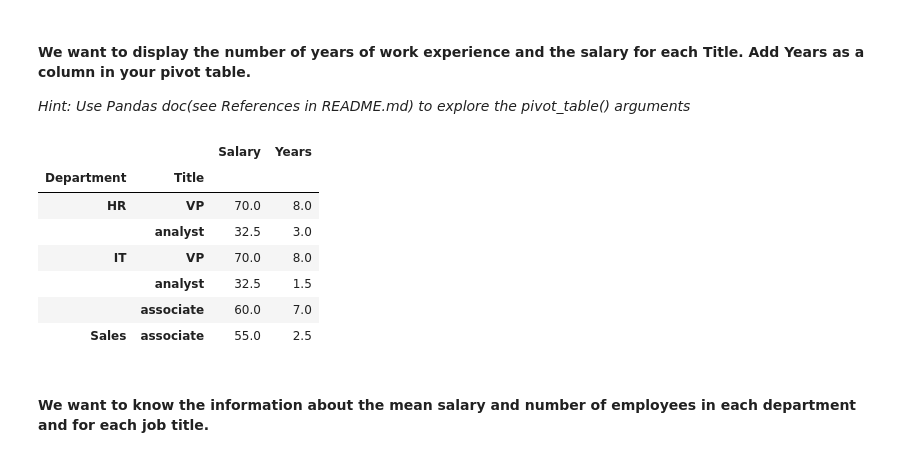
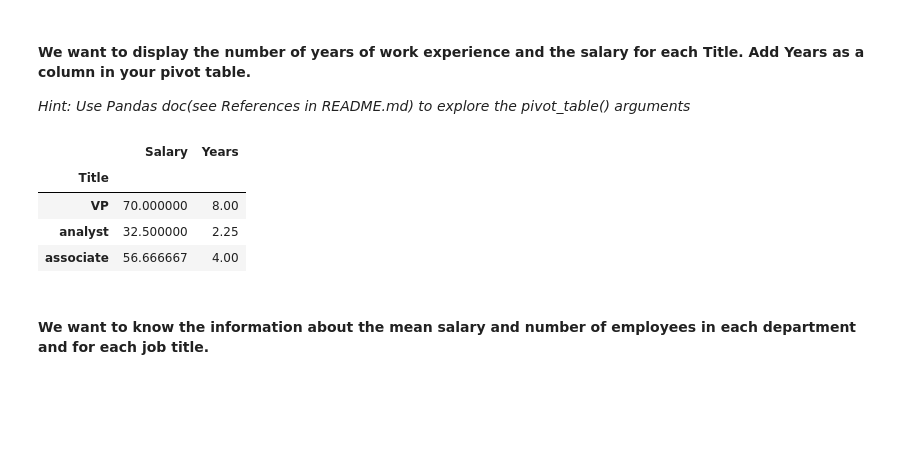
Before and after one commit to ta-data-lis/lab-pivot-table-and-correlation, a Jupyter notebook: your_code/main.ipynb, the cells around one changed output. Cells and saved outputs as stored; diff of their text form; code cells hidden in the pictures; blank space fills up the shorter version.

```diff
--- a/your_code/main.ipynb
+++ b/your_code/main.ipynb
@@ -74,16 +70,13 @@ employee.pivot_table(index=['Department','Title'], values='Salary', aggfunc='mea
 *Hint: Use Pandas doc(see References in README.md) to explore the pivot_table() arguments*
 # %%
 # your answer here
-employee.pivot_table(index=['Department','Title'], values=['Salary','Years'], aggfunc='mean')
+employee.pivot_table(index=['Title'], values=['Salary','Years'], aggfunc='mean')
 # %% [output]
-|  |  | Salary | Years |
-| Department | Title |  |  |
-| HR | VP | 70.0 | 8.0 |
-|  | analyst | 32.5 | 3.0 |
-| IT | VP | 70.0 | 8.0 |
-|  | analyst | 32.5 | 1.5 |
-|  | associate | 60.0 | 7.0 |
-| Sales | associate | 55.0 | 2.5 |
+|  | Salary | Years |
+| Title |  |  |
+| VP | 70.000000 | 8.00 |
+| analyst | 32.500000 | 2.25 |
+| associate | 56.666667 | 4.00 |
 # %% [markdown]
 #### We want to know the information about the mean salary and number of employees in each department and for each job title.
 # %%
```
Also changed, not shown: parts of 36 cells of this notebook.
